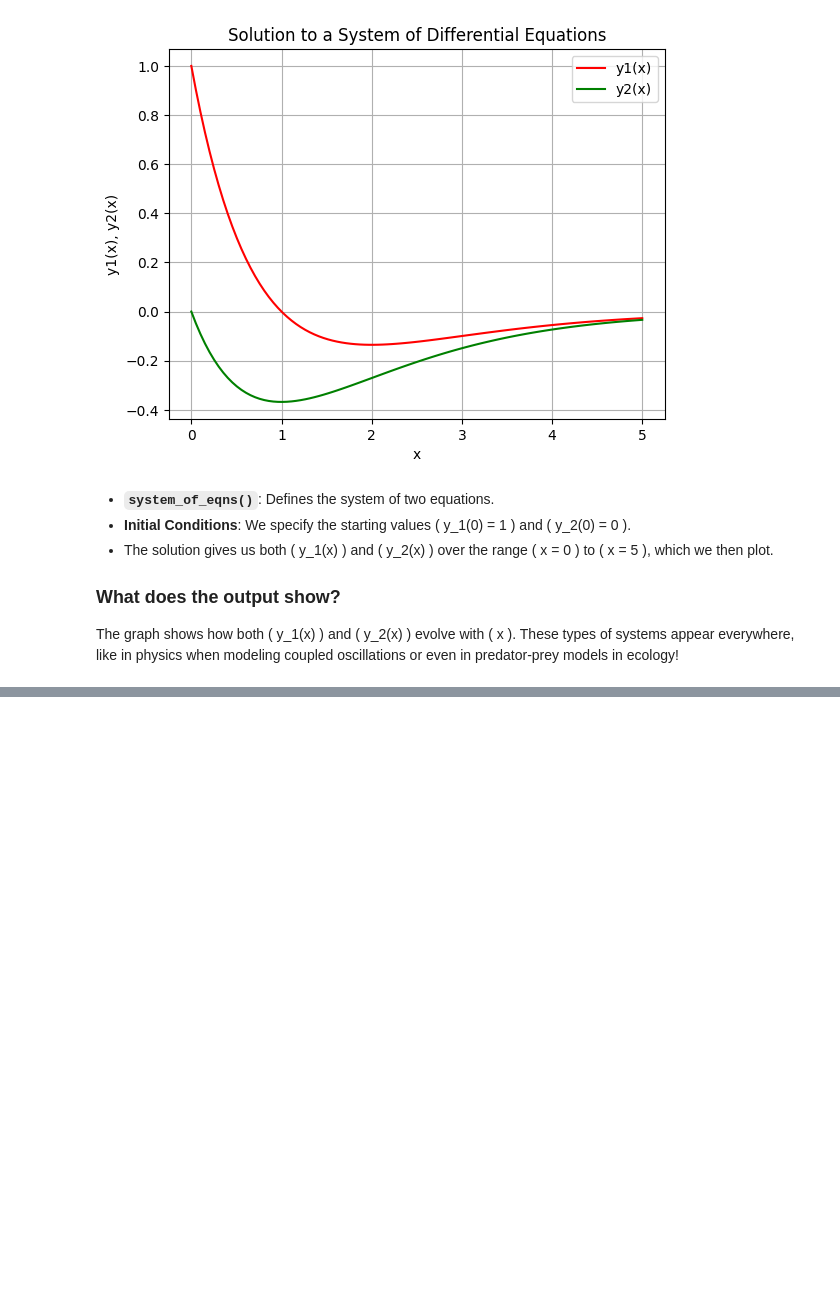
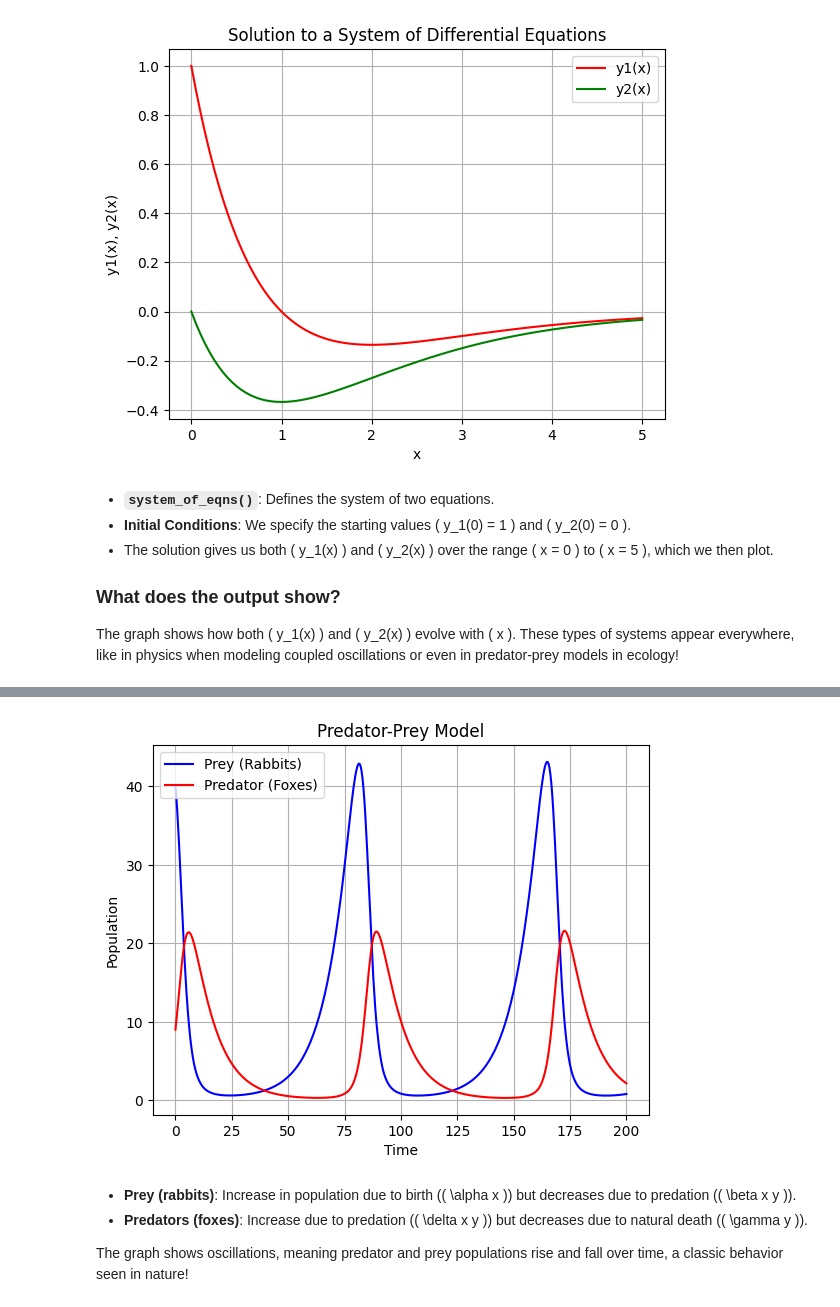
Before and after one commit to rubydamodar/SciPyMastery-From-Basics-to-Breakthroughs, a Jupyter notebook: Beginner Level/SCIPY-INTEGERATE.ipynb, the cells around one changed output, grey strips where cells are left out. Cells and saved outputs as stored; diff of their text form; code cells hidden in the pictures; blank space fills up the shorter version.

```diff
--- a/Beginner Level/SCIPY-INTEGERATE.ipynb
+++ b/Beginner Level/SCIPY-INTEGERATE.ipynb
@@ -262,0 +282,34 @@ The graph shows how both \( y_1(x) \) and \( y_2(x) \) evolve with \( x \). Thes
+# %%
+def predator_prey(t, z, alpha, beta, delta, gamma):
+    x, y = z
+    dxdt = alpha * x - beta * x * y
+    dydt = delta * x * y - gamma * y
+    return [dxdt, dydt]
+
+# Constants for the model
+alpha = 0.1  # Prey birth rate
+beta = 0.02  # Predator hunting efficiency
+delta = 0.01 # Predator reproduction rate
+gamma = 0.1  # Predator death rate
+
+# Initial populations (rabbits, foxes)
+initial_pop = [40, 9]
+t_vals = np.linspace(0, 200, 500)
+solution = solve_ivp(predator_prey, [0, 200], initial_pop, t_eval=t_vals, args=(alpha, beta, delta, gamma))
+
+# Plotting the populations over time
+plt.plot(solution.t, solution.y[0], label='Prey (Rabbits)', color='b')
+plt.plot(solution.t, solution.y[1], label='Predator (Foxes)', color='r')
+plt.xlabel('Time')
+plt.ylabel('Population')
+plt.title('Predator-Prey Model')
+plt.legend()
+plt.grid(True)
+plt.show()
+# %% [output]
+[figure, added]
+# %% [markdown]
+- **Prey (rabbits)**: Increase in population due to birth (\( \alpha x \)) but decreases due to predation (\( \beta x y \)).
+- **Predators (foxes)**: Increase due to predation (\( \delta x y \)) but decreases due to natural death (\( \gamma y \)).
+
+The graph shows oscillations, meaning predator and prey populations rise and fall over time, a classic behavior seen in nature!
```
Also changed, not shown: parts of 1 cell of this notebook.
